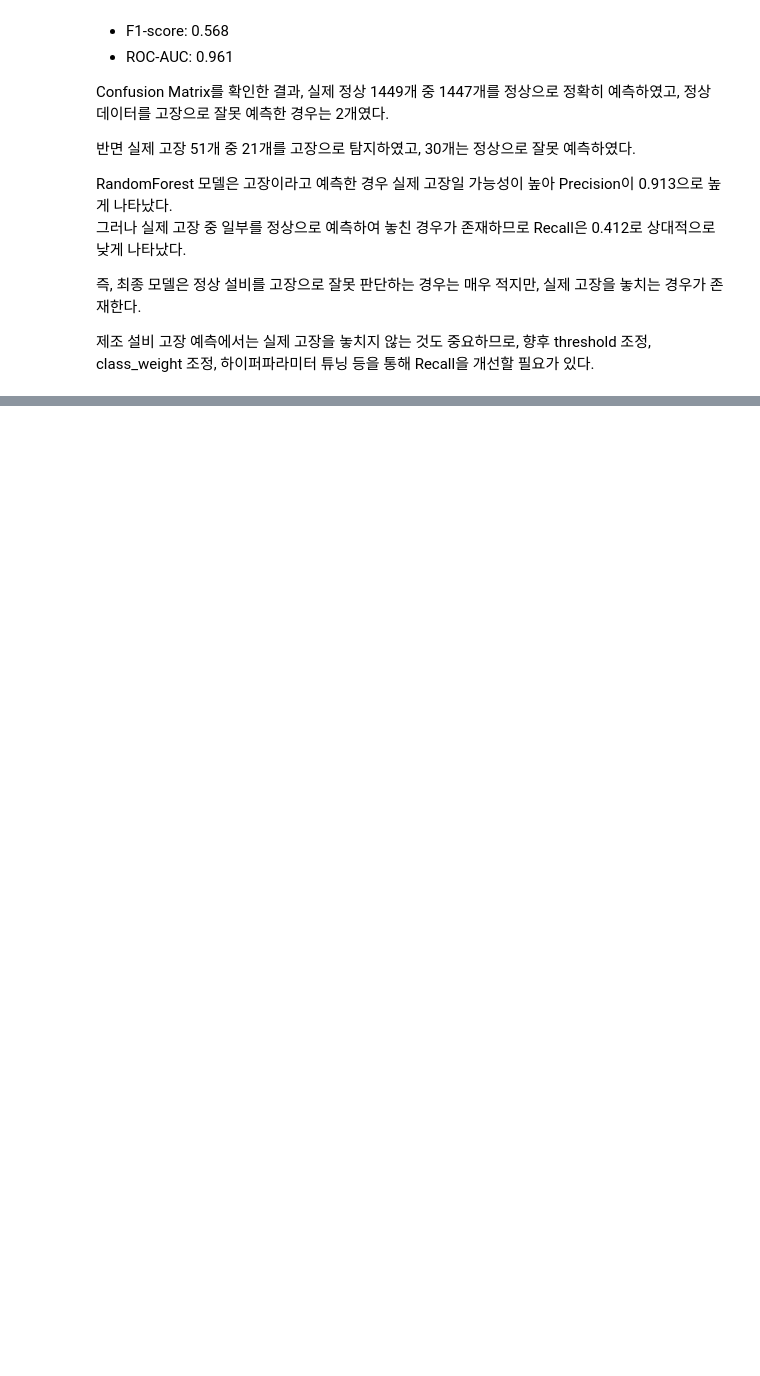
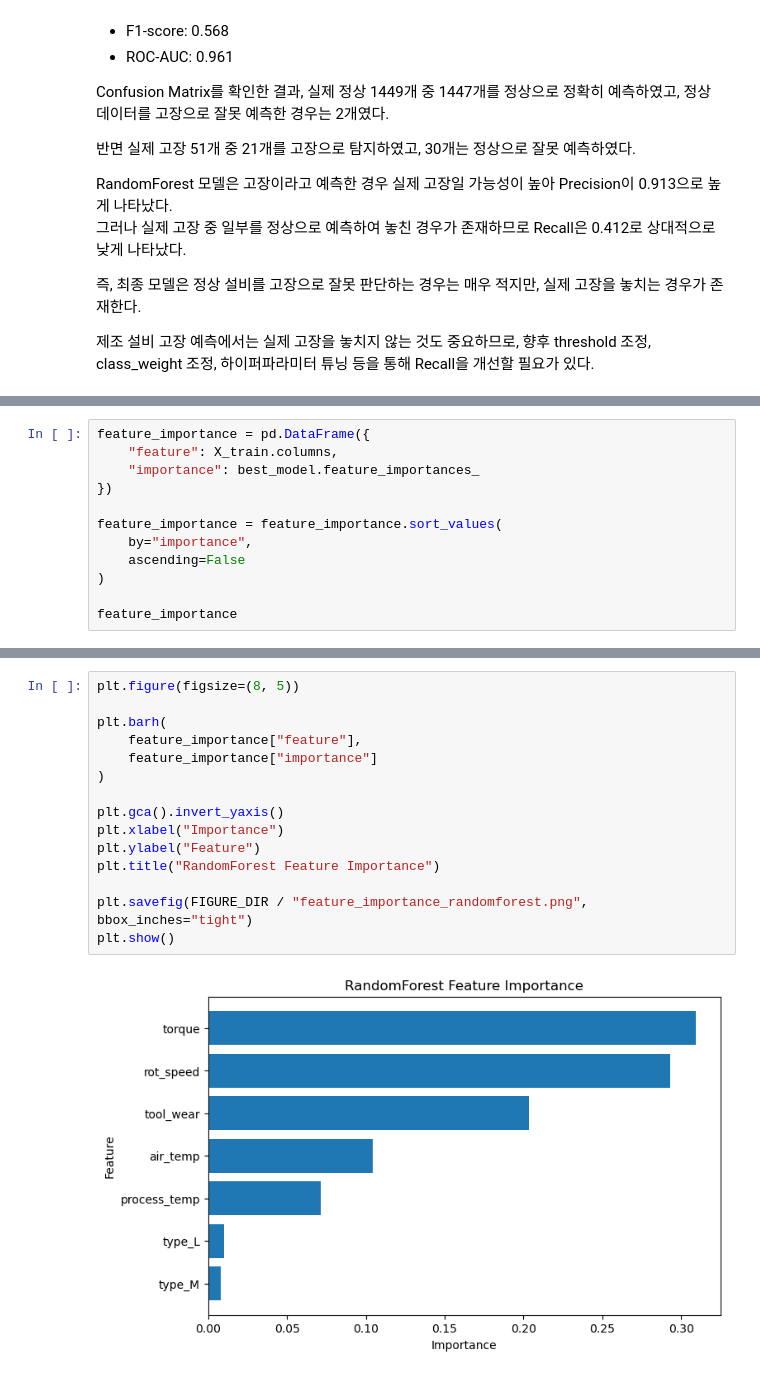
Before and after one commit to mjbaa/manufacturing_macine_learning_project, a Jupyter notebook: notebooks/quality_prediction_model.ipynb, the cells around one changed output, grey strips where cells are left out. Drawn from its saved outputs; the diff is of its cells as text; blank space fills up the shorter version.

Commit message:
add random forest feature importance analysis

```diff
--- a/notebooks/quality_prediction_model.ipynb
+++ b/notebooks/quality_prediction_model.ipynb
@@ -886,0 +896,12 @@ RandomForest 모델은 고장이라고 예측한 경우 실제 고장일 가능
+# %%
+feature_importance = pd.DataFrame({
+    "feature": X_train.columns,
+    "importance": best_model.feature_importances_
+})
+
+feature_importance = feature_importance.sort_values(
+    by="importance",
+    ascending=False
+)
+
+feature_importance
@@ -886,0 +917,17 @@ RandomForest 모델은 고장이라고 예측한 경우 실제 고장일 가능
+# %%
+plt.figure(figsize=(8, 5))
+
+plt.barh(
+    feature_importance["feature"],
+    feature_importance["importance"]
+)
+
+plt.gca().invert_yaxis()
+plt.xlabel("Importance")
+plt.ylabel("Feature")
+plt.title("RandomForest Feature Importance")
+
+plt.savefig(FIGURE_DIR / "feature_importance_randomforest.png", bbox_inches="tight")
+plt.show()
+# %% [output]
+[figure, added]
```
Also changed, not shown: parts of 3 cells of this notebook, 1 other file.
